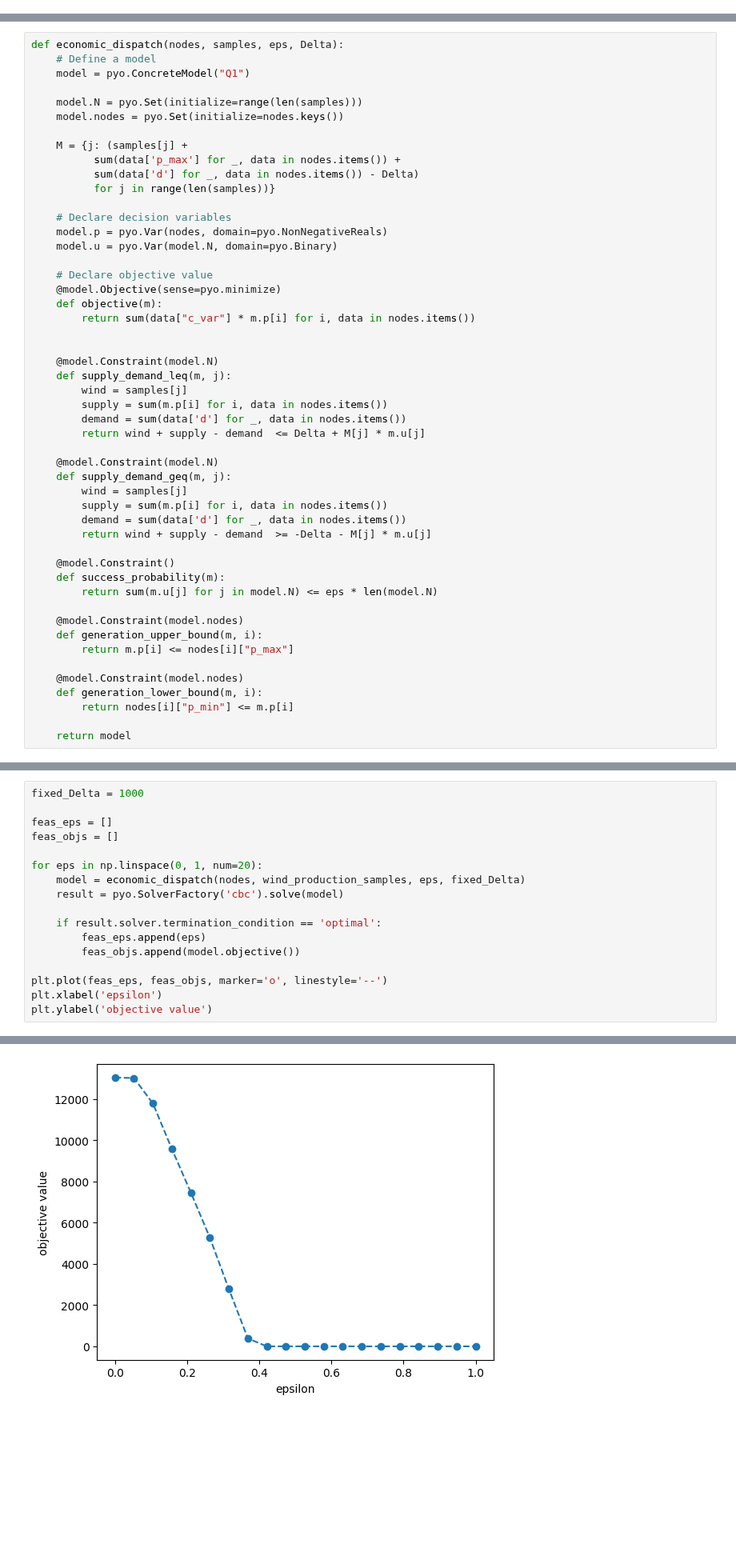
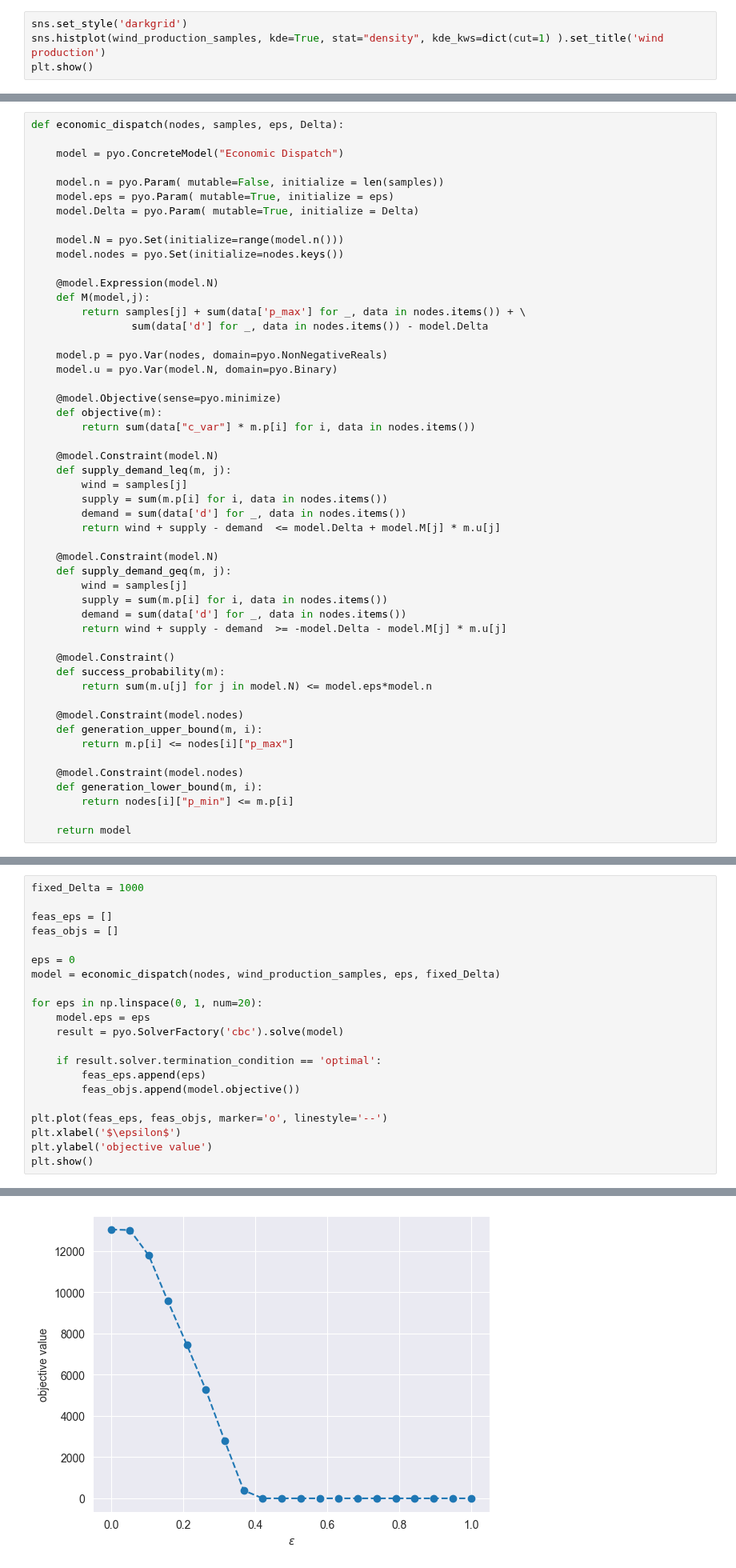
Before and after one commit to mobook/MO-book, a Jupyter notebook: notebooks/09/economicdispatch.ipynb, the cells around one changed output, grey strips where cells are left out. Shown at 80% size. Saved outputs shown, nothing was run; the diff lists cells and outputs as text; blank space fills up the shorter version.

Commit message:
Update economic dispatch notebook

```diff
--- a/notebooks/09/economicdispatch.ipynb
+++ b/notebooks/09/economicdispatch.ipynb
@@ -119,0 +137,4 @@ nodes, wind_production_samples = read_economic_dispatch_data()
+# %%
+sns.set_style('darkgrid')
+sns.histplot(wind_production_samples, kde=True, stat="density", kde_kws=dict(cut=1) ).set_title('wind production')
+plt.show()
@@ -149,43 +209,44 @@ Now, we define the Python function which implements this model.
 # %%
 def economic_dispatch(nodes, samples, eps, Delta):
-    # Define a model
-    model = pyo.ConcreteModel("Q1")
 
-    model.N = pyo.Set(initialize=range(len(samples)))
+    model = pyo.ConcreteModel("Economic Dispatch")
+
+    model.n = pyo.Param( mutable=False, initialize = len(samples))
+    model.eps = pyo.Param( mutable=True, initialize = eps)
+    model.Delta = pyo.Param( mutable=True, initialize = Delta)
+
+    model.N = pyo.Set(initialize=range(model.n()))
     model.nodes = pyo.Set(initialize=nodes.keys())
 
-    M = {j: (samples[j] +
-          sum(data['p_max'] for _, data in nodes.items()) +
-          sum(data['d'] for _, data in nodes.items()) - Delta)
-          for j in range(len(samples))}
+    @model.Expression(model.N)
+    def M(model,j):
+        return samples[j] + sum(data['p_max'] for _, data in nodes.items()) + \
+                sum(data['d'] for _, data in nodes.items()) - model.Delta
 
-    # Declare decision variables
     model.p = pyo.Var(nodes, domain=pyo.NonNegativeReals)
     model.u = pyo.Var(model.N, domain=pyo.Binary)
 
-    # Declare objective value
     @model.Objective(sense=pyo.minimize)
     def objective(m):
         return sum(data["c_var"] * m.p[i] for i, data in nodes.items())
-
 
     @model.Constraint(model.N)
     def supply_demand_leq(m, j):
         wind = samples[j]
         supply = sum(m.p[i] for i, data in nodes.items())
         demand = sum(data['d'] for _, data in nodes.items())
-        return wind + supply - demand  <= Delta + M[j] * m.u[j]
+        return wind + supply - demand  <= model.Delta + model.M[j] * m.u[j]
 
     @model.Constraint(model.N)
     def supply_demand_geq(m, j):
         wind = samples[j]
         supply = sum(m.p[i] for i, data in nodes.items())
         demand = sum(data['d'] for _, data in nodes.items())
-        return wind + supply - demand  >= -Delta - M[j] * m.u[j]
+        return wind + supply - demand  >= -model.Delta - model.M[j] * m.u[j]
 
     @model.Constraint()
     def success_probability(m):
-        return sum(m.u[j] for j in model.N) <= eps * len(model.N)
+        return sum(m.u[j] for j in model.N) <= model.eps*model.n
 
     @model.Constraint(model.nodes)
     def generation_upper_bound(m, i):
@@ -237,8 +293,11 @@ fixed_Delta = 1000
 feas_eps = []
 feas_objs = []
 
+eps = 0
+model = economic_dispatch(nodes, wind_production_samples, eps, fixed_Delta)
+
 for eps in np.linspace(0, 1, num=20):
-    model = economic_dispatch(nodes, wind_production_samples, eps, fixed_Delta)
+    model.eps = eps
     result = pyo.SolverFactory('cbc').solve(model)
 
     if result.solver.termination_condition == 'optimal':
@@ -246,6 +305,7 @@ for eps in np.linspace(0, 1, num=20):
         feas_objs.append(model.objective())
 
 plt.plot(feas_eps, feas_objs, marker='o', linestyle='--')
-plt.xlabel('epsilon')
+plt.xlabel('$\epsilon$')
 plt.ylabel('objective value')
+plt.show()
 # %% [output]
@@ -253,4 +312,4 @@ Text(0, 0.5, 'objective value')
-[figure, old version]
+[figure, new version]
 # %%
 fixed_eps = 0.02
 
```
Also changed, not shown: parts of 23 cells of this notebook.
